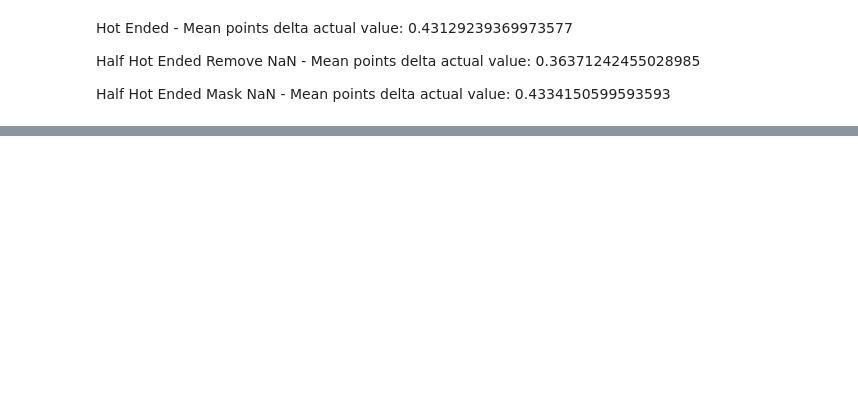
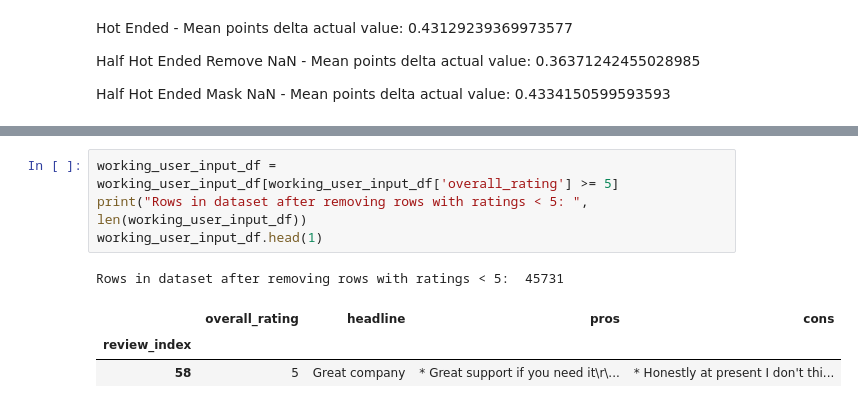
Before and after one commit to mlister3/job_satisfaction_neural_network, a Jupyter notebook: neural_network_predicting_job_happiness.ipynb, the cells around one changed output, grey strips where cells are left out. Drawn from its saved outputs; the diff is of its cells as text; blank space fills up the shorter version.

```diff
--- a/neural_network_predicting_job_happiness.ipynb
+++ b/neural_network_predicting_job_happiness.ipynb
@@ -452,0 +460,9 @@ Half Hot Ended Mask NaN - Mean points delta actual value:  0.4334150599593593
+# %%
+working_user_input_df = working_user_input_df[working_user_input_df['overall_rating'] >= 5]
+print("Rows in dataset after removing rows with ratings < 5: ", len(working_user_input_df))
+working_user_input_df.head(1)
+# %% [output]
+Rows in dataset after removing rows with ratings < 5:  45731
+|  | overall_rating | headline | pros | cons |
+| review_index |  |  |  |  |
+| 58 | 5 | Great company | * Great support if you need it\r\... | * Honestly at present I don't thi... |
```
Also changed, not shown: parts of 32 cells of this notebook.
